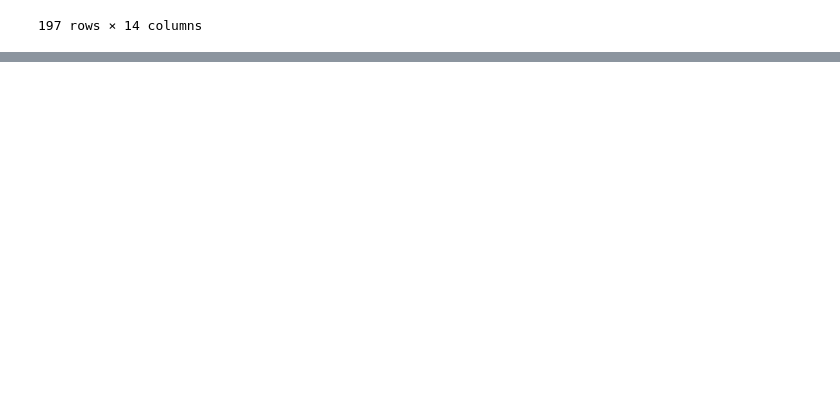
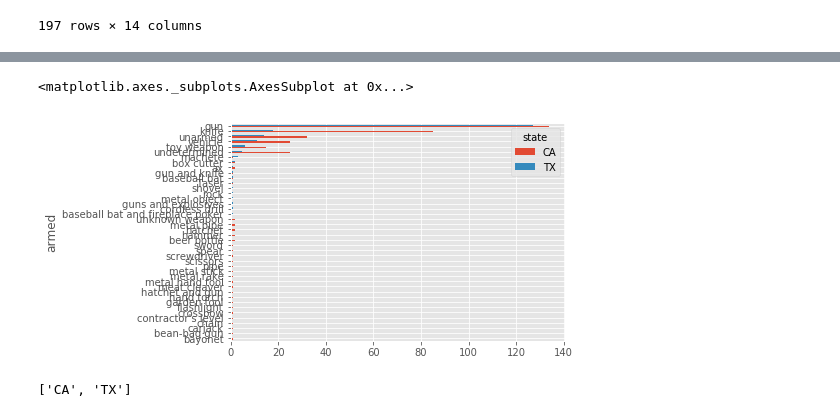
Before and after one commit to aivuk/diveindata, a Jupyter notebook: notebook/Demo of DataDive.ipynb, the cells around one changed output, grey strips where cells are left out. Drawn from its saved outputs; the diff is of its cells as text; code cells hidden in the pictures; blank space fills up the shorter version.

```diff
--- a/notebook/Demo of DataDive.ipynb
+++ b/notebook/Demo of DataDive.ipynb
@@ -222,0 +320,2 @@ polkil.data[polkil.data.state == 'TX']
+# %%
+polkil = dv.DataInfo('/home/walrus/redi/data-analysis/Project/database.csv')
@@ -222,0 +330,11 @@ polkil.data[polkil.data.state == 'TX']
+# %%
+pg = polkil.data.query('(state == "CA" | state == "TX")').groupby(['state', 'armed']).size().unstack(level=0)
+# %%
+pg.sort_values(by=['TX', 'CA'], na_position='first').plot.barh()
+# %% [output]
+<matplotlib.axes._subplots.AxesSubplot at 0x...>
+[figure, added]
+# %%
+list(pg.columns)
+# %% [output]
+['CA', 'TX']
```
Also changed, not shown: parts of 14 cells of this notebook, 2 other files.
